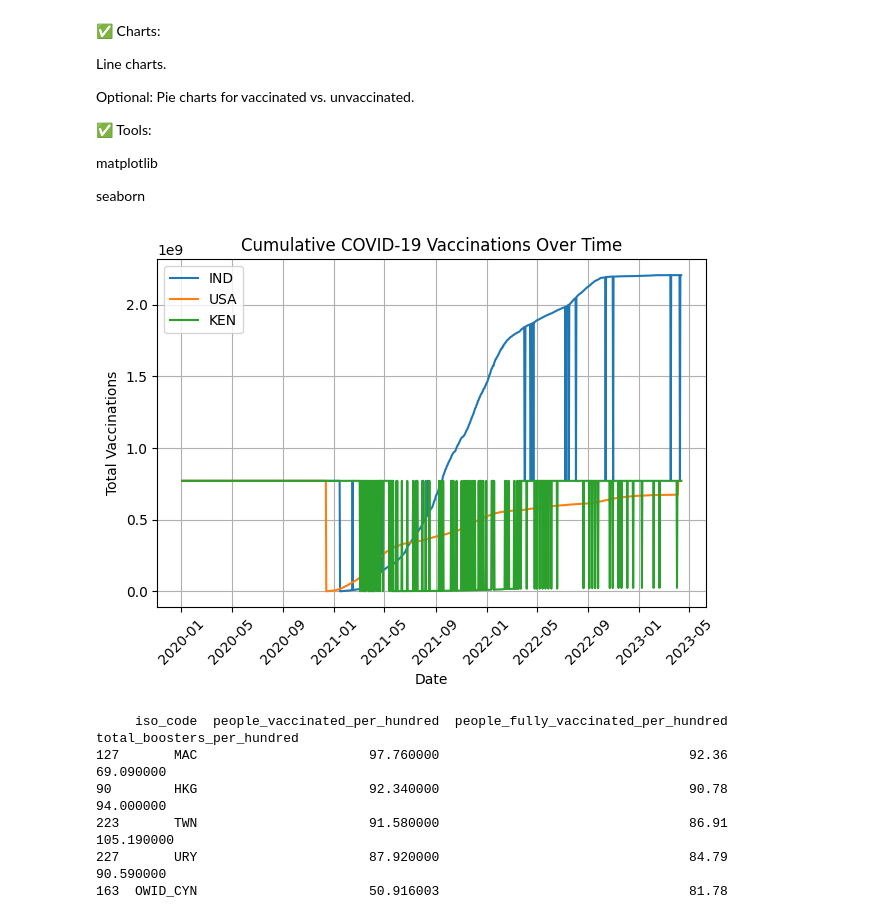
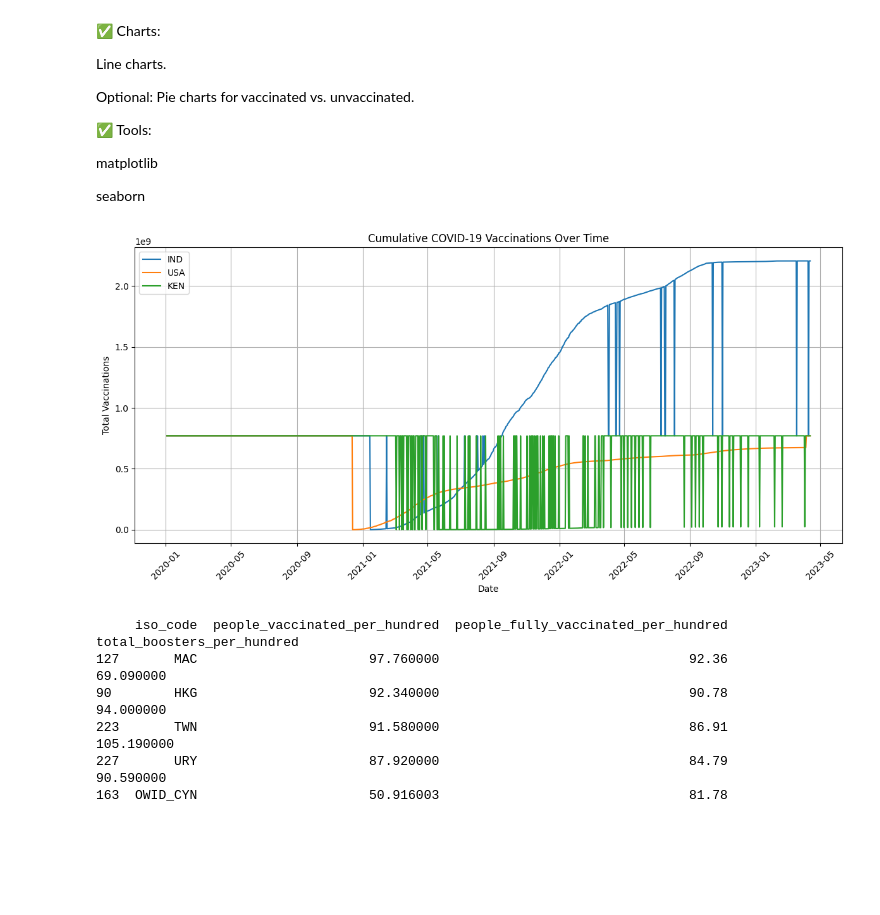
Before and after one commit to Socee-tech/feb_2025_python_project, a Jupyter notebook: project.ipynb, the cells around one changed output. Cells and saved outputs as stored; diff of their text form; code cells hidden in the pictures; blank space fills up the shorter version.

Commit message:
updated vaccination figure

```diff
--- a/project.ipynb
+++ b/project.ipynb
@@ -281,24 +281,26 @@ seaborn
 # %%
 #  to Plot cumulative vaccinations over time for selected countries.
 
 # Loop through each country and plot total_vaccinations
+figsize=(12, 6)
+plt.figure(figsize=figsize)
 for country in countries:
     country_data = country_interest[country_interest['iso_code'] == country]
     country_data = country_data.sort_values('date')
 
     plt.plot(country_data['date'], country_data['total_vaccinations'], label=country)
 
 # Customize the plot
 plt.xlabel('Date')
 plt.ylabel('Total Vaccinations')
 plt.title('Cumulative COVID-19 Vaccinations Over Time')
 plt.legend()
 plt.xticks(rotation=45)
 plt.grid(True)
 plt.tight_layout()
 plt.show()
 # %% [output]
-[figure, old version]
+[figure, new version]
 # %%
 # sort by date and keep the latest entry for each location
 latest_vax = df.sort_values('date').groupby('iso_code', as_index=False).last()
```
